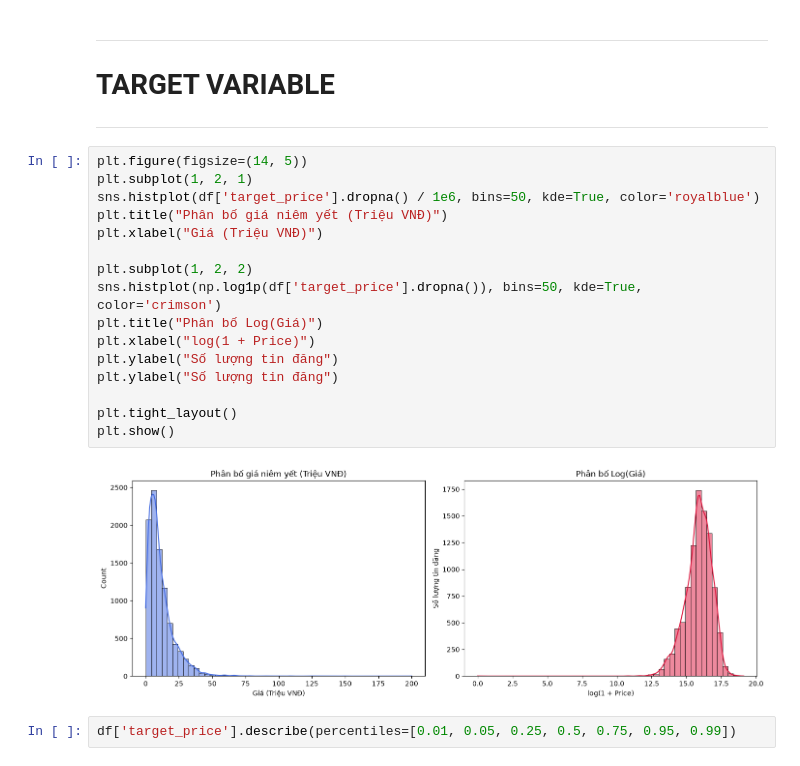
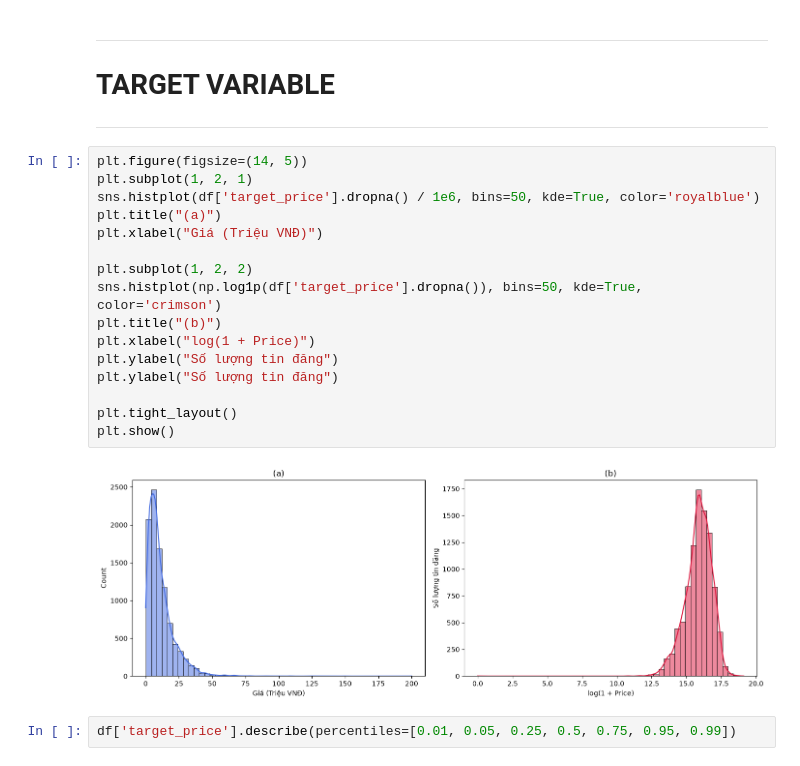
Before and after one commit to PhongTrinhDinh/MI3390-Research-and-development-of-a-pricing-system-for-used-laptops-based-on-NLP-and-ML, a Jupyter notebook: notebooks/02_eda_and_modeling.ipynb, the cells around one changed output. Cells and saved outputs as stored; diff of their text form.

```diff
--- a/notebooks/02_eda_and_modeling.ipynb
+++ b/notebooks/02_eda_and_modeling.ipynb
@@ -149,21 +149,21 @@ Max date: 2026-11-19 23:23:29.949094+07:00
 # %%
 plt.figure(figsize=(14, 5))
 plt.subplot(1, 2, 1)
 sns.histplot(df['target_price'].dropna() / 1e6, bins=50, kde=True, color='royalblue')
-plt.title("Phân bố giá niêm yết (Triệu VNĐ)")
+plt.title("(a)")
 plt.xlabel("Giá (Triệu VNĐ)")
 
 plt.subplot(1, 2, 2)
 sns.histplot(np.log1p(df['target_price'].dropna()), bins=50, kde=True, color='crimson')
-plt.title("Phân bố Log(Giá)")
+plt.title("(b)")
 plt.xlabel("log(1 + Price)")
 plt.ylabel("Số lượng tin đăng")
 plt.ylabel("Số lượng tin đăng")
 
 plt.tight_layout()
 plt.show()
 # %% [output]
-[figure, old version]
+[figure, new version]
 # %%
 df['target_price'].describe(percentiles=[0.01, 0.05, 0.25, 0.5, 0.75, 0.95, 0.99])
 # %% [output]
```
Also changed, not shown: parts of 5 cells of this notebook, 4 other files.
